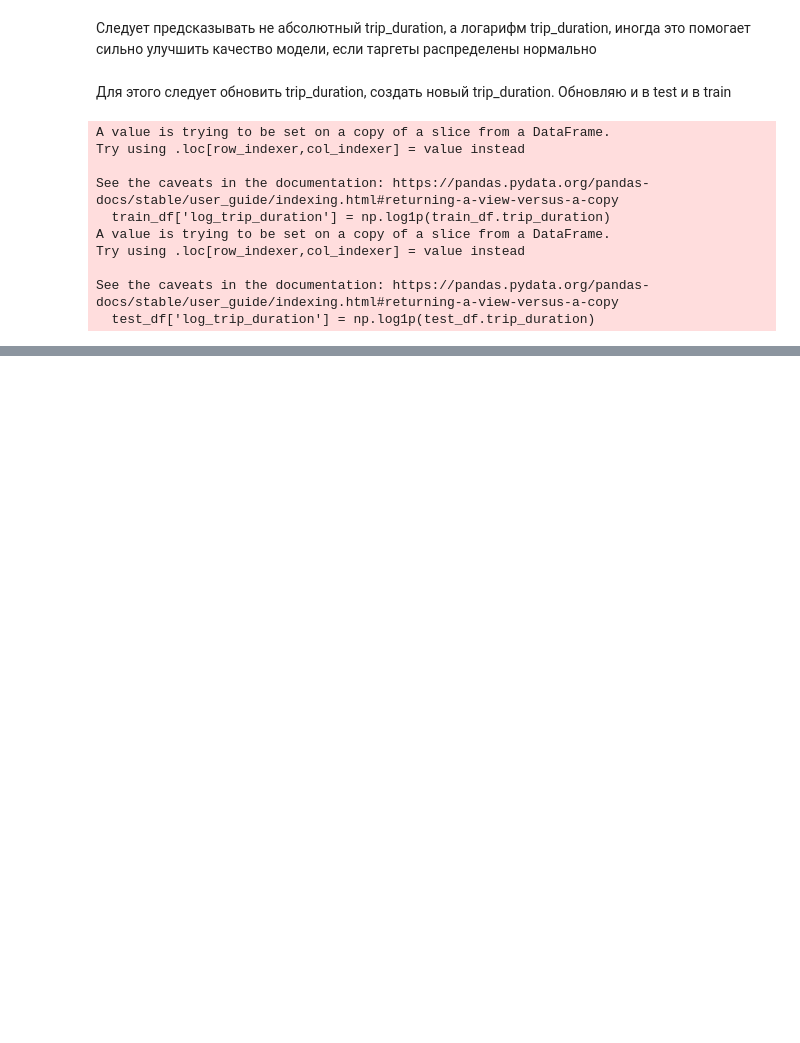
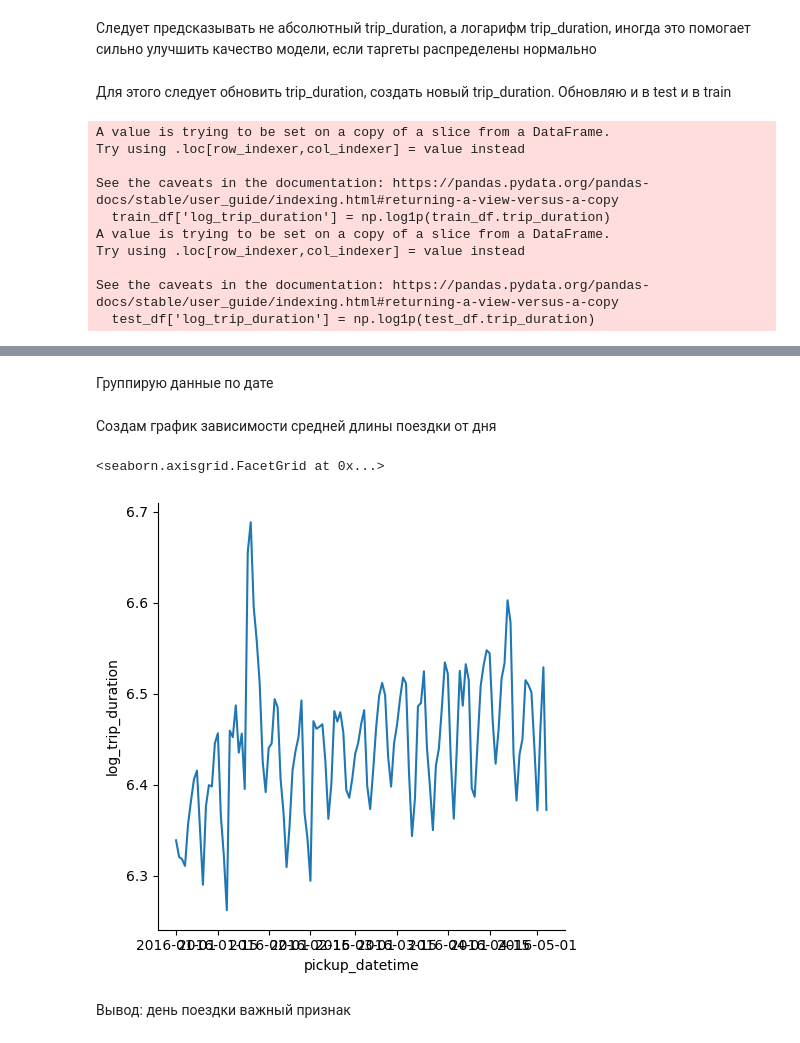
Before and after one commit to GarifullinII/LinearRegression, a Jupyter notebook: linear_regression.ipynb, the cells around one changed output, grey strips where cells are left out. Saved outputs shown, nothing was run; the diff lists cells and outputs as text; code cells hidden in the pictures; blank space fills up the shorter version.

Commit message:
add schedule the number of trips by day

```diff
--- a/linear_regression.ipynb
+++ b/linear_regression.ipynb
@@ -139,0 +222,13 @@ See the caveats in the documentation: https://pandas.pydata.org/pandas-docs/stab
+# %% [markdown]
+Группирую данные по дате
+# %%
+grouped_train = train_df.groupby(by = date)
+# %% [markdown]
+Создам график зависимости средней длины поездки от дня
+# %%
+sns.relplot(data=grouped_train.log_trip_duration.aggregate('mean'), kind='line')
+# %% [output]
+<seaborn.axisgrid.FacetGrid at 0x...>
+[figure, added]
+# %% [markdown]
+Вывод: день поездки важный признак
```
Also changed, not shown: parts of 18 cells of this notebook.
